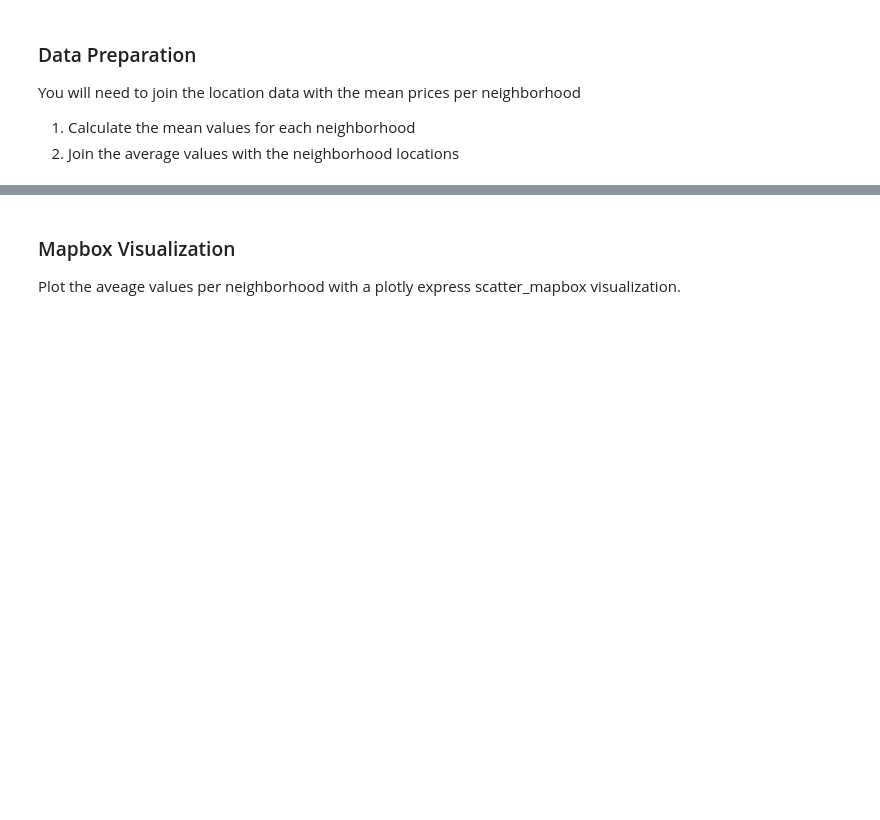
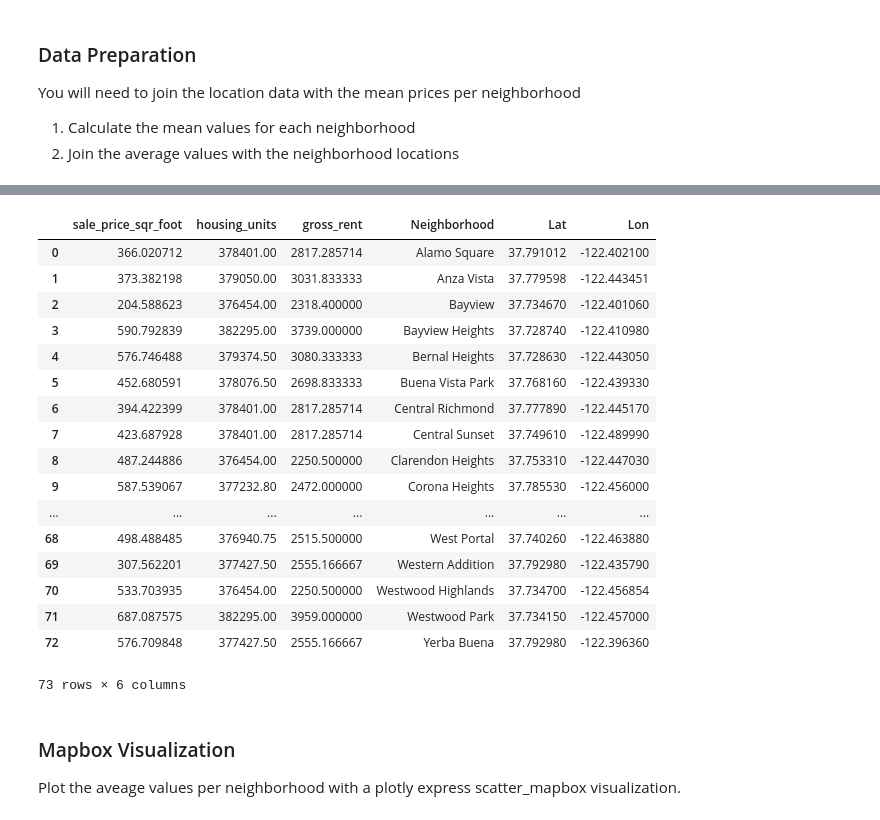
Before and after one commit to jonowens/pythonic_monopoly, a Jupyter notebook: rental_analysis.ipynb, the cells around one changed output, grey strips where cells are left out. Cells and saved outputs as stored; diff of their text form; code cells hidden in the pictures; blank space fills up the shorter version.

```diff
--- a/rental_analysis.ipynb
+++ b/rental_analysis.ipynb
@@ -283,3 +265,28 @@ sfo_data_neighborhood.head()
+# %%
+# Join the average values with the neighborhood locations
+sfo_data_neighborhood_coordinates = pd.concat([sfo_data_neighborhood, df_neighborhood_locations], axis='columns', join='inner')
+sfo_data_neighborhood_coordinates = sfo_data_neighborhood_coordinates.drop('neighborhood', axis=1)
+#sfo_data_neighborhood.columns = ['Neighborhood', 'Sale Price Sqr Foot', 'Housing Units', 'Gross Rent']
+sfo_data_neighborhood_coordinates
+# %% [output]
+|  | sale_price_sqr_foot | housing_units | gross_rent | Neighborhood | Lat | Lon |
+| 0 | 366.020712 | 378401.00 | 2817.285714 | Alamo Square | 37.791012 | -122.402100 |
+| 1 | 373.382198 | 379050.00 | 3031.833333 | Anza Vista | 37.779598 | -122.443451 |
+| 2 | 204.588623 | 376454.00 | 2318.400000 | Bayview | 37.734670 | -122.401060 |
+| 3 | 590.792839 | 382295.00 | 3739.000000 | Bayview Heights | 37.728740 | -122.410980 |
+| 4 | 576.746488 | 379374.50 | 3080.333333 | Bernal Heights | 37.728630 | -122.443050 |
+| 5 | 452.680591 | 378076.50 | 2698.833333 | Buena Vista Park | 37.768160 | -122.439330 |
+| 6 | 394.422399 | 378401.00 | 2817.285714 | Central Richmond | 37.777890 | -122.445170 |
+| 7 | 423.687928 | 378401.00 | 2817.285714 | Central Sunset | 37.749610 | -122.489990 |
+| 8 | 487.244886 | 376454.00 | 2250.500000 | Clarendon Heights | 37.753310 | -122.447030 |
+| 9 | 587.539067 | 377232.80 | 2472.000000 | Corona Heights | 37.785530 | -122.456000 |
+| ... | ... | ... | ... | ... | ... | ... |
+| 68 | 498.488485 | 376940.75 | 2515.500000 | West Portal | 37.740260 | -122.463880 |
+| 69 | 307.562201 | 377427.50 | 2555.166667 | Western Addition | 37.792980 | -122.435790 |
+| 70 | 533.703935 | 376454.00 | 2250.500000 | Westwood Highlands | 37.734700 | -122.456854 |
+| 71 | 687.087575 | 382295.00 | 3959.000000 | Westwood Park | 37.734150 | -122.457000 |
+| 72 | 576.709848 | 377427.50 | 2555.166667 | Yerba Buena | 37.792980 | -122.396360 |
+73 rows × 6 columns
 # %% [markdown]
 ### Mapbox Visualization
 
```
Also changed, not shown: parts of 3 cells of this notebook.
